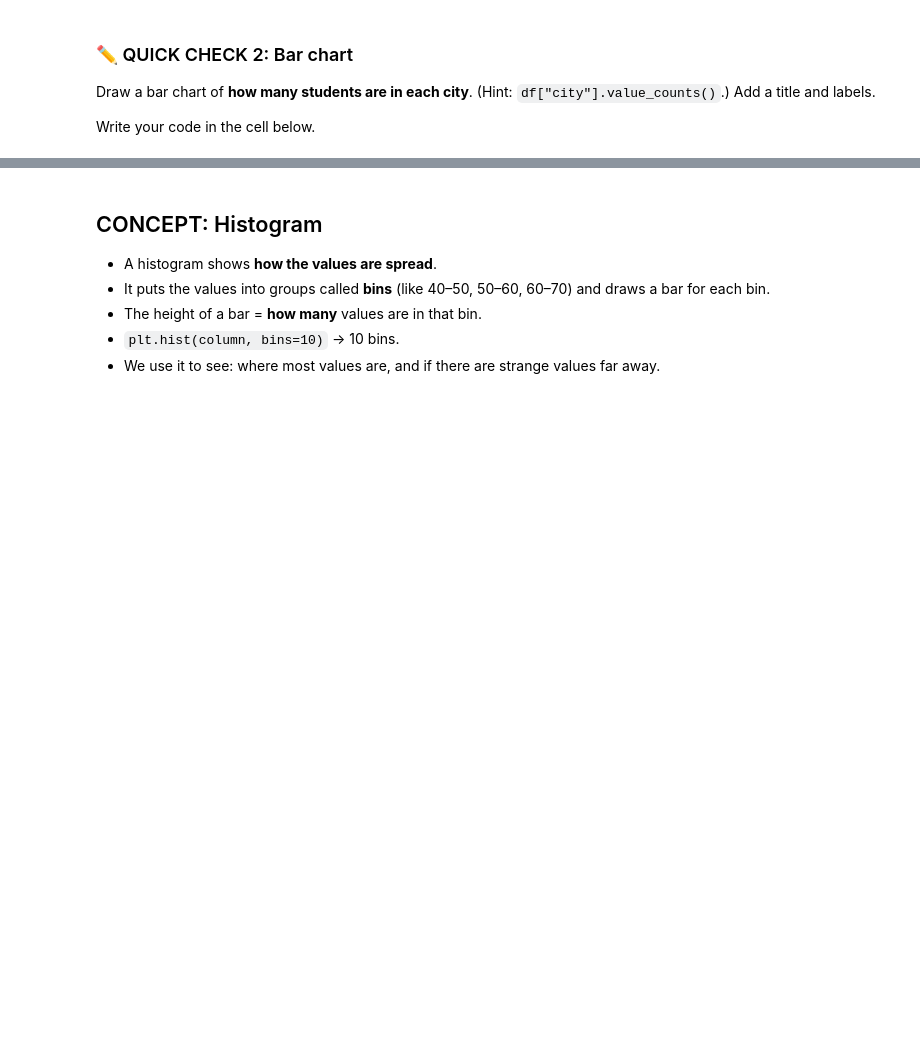
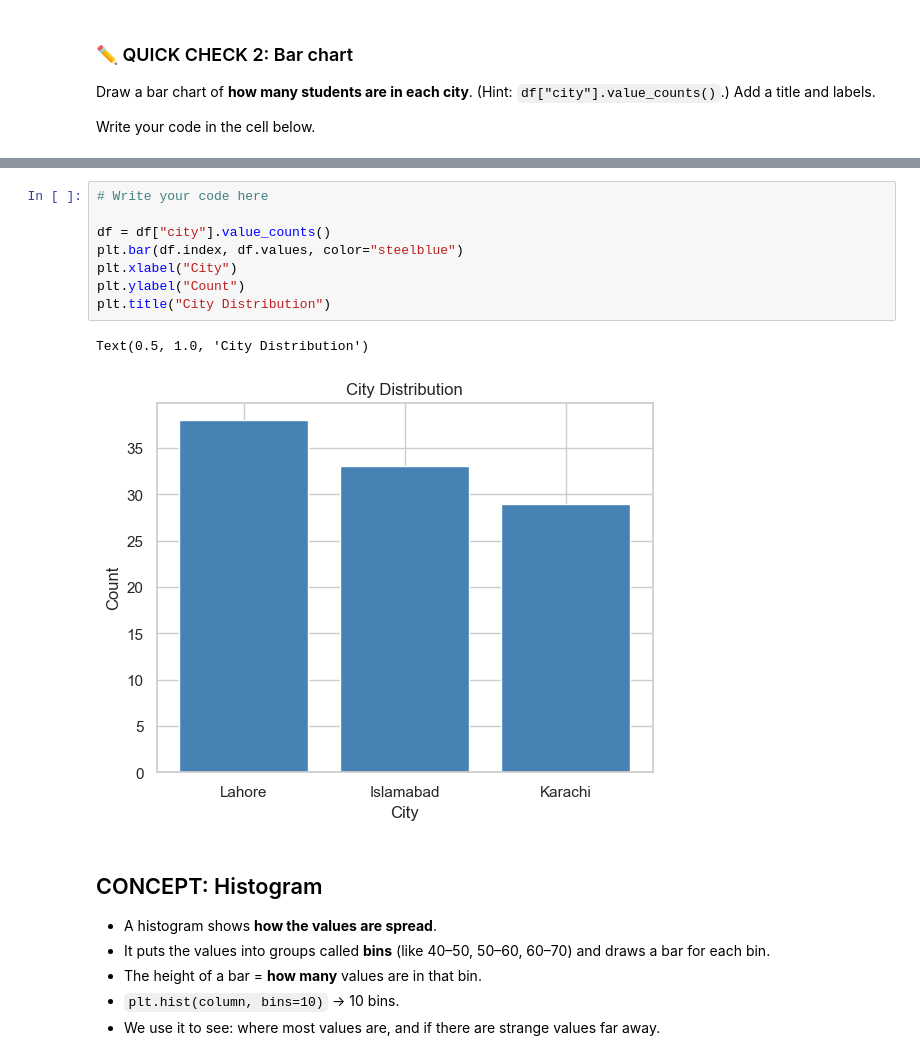
Before and after one commit to khan1020/Python-for-AI-course, a Jupyter notebook: notebooks/Week 4/Day 16/Day_16_Matplotlib_Seaborn.ipynb, the cells around one changed output, grey strips where cells are left out. Drawn from its saved outputs; the diff is of its cells as text; blank space fills up the shorter version.

```diff
--- a/notebooks/Week 4/Day 16/Day_16_Matplotlib_Seaborn.ipynb
+++ b/notebooks/Week 4/Day 16/Day_16_Matplotlib_Seaborn.ipynb
@@ -246,3 +249,14 @@ Write your code in the cell below.
+# %%
+# Write your code here
+
+df = df["city"].value_counts()
+plt.bar(df.index, df.values, color="steelblue")
+plt.xlabel("City")
+plt.ylabel("Count")
+plt.title("City Distribution")
+# %% [output]
+Text(0.5, 1.0, 'City Distribution')
+[figure, added]
 # %% [markdown]
 ## CONCEPT: Histogram
 
```
Also changed, not shown: parts of 13 cells of this notebook, 3 other files.
